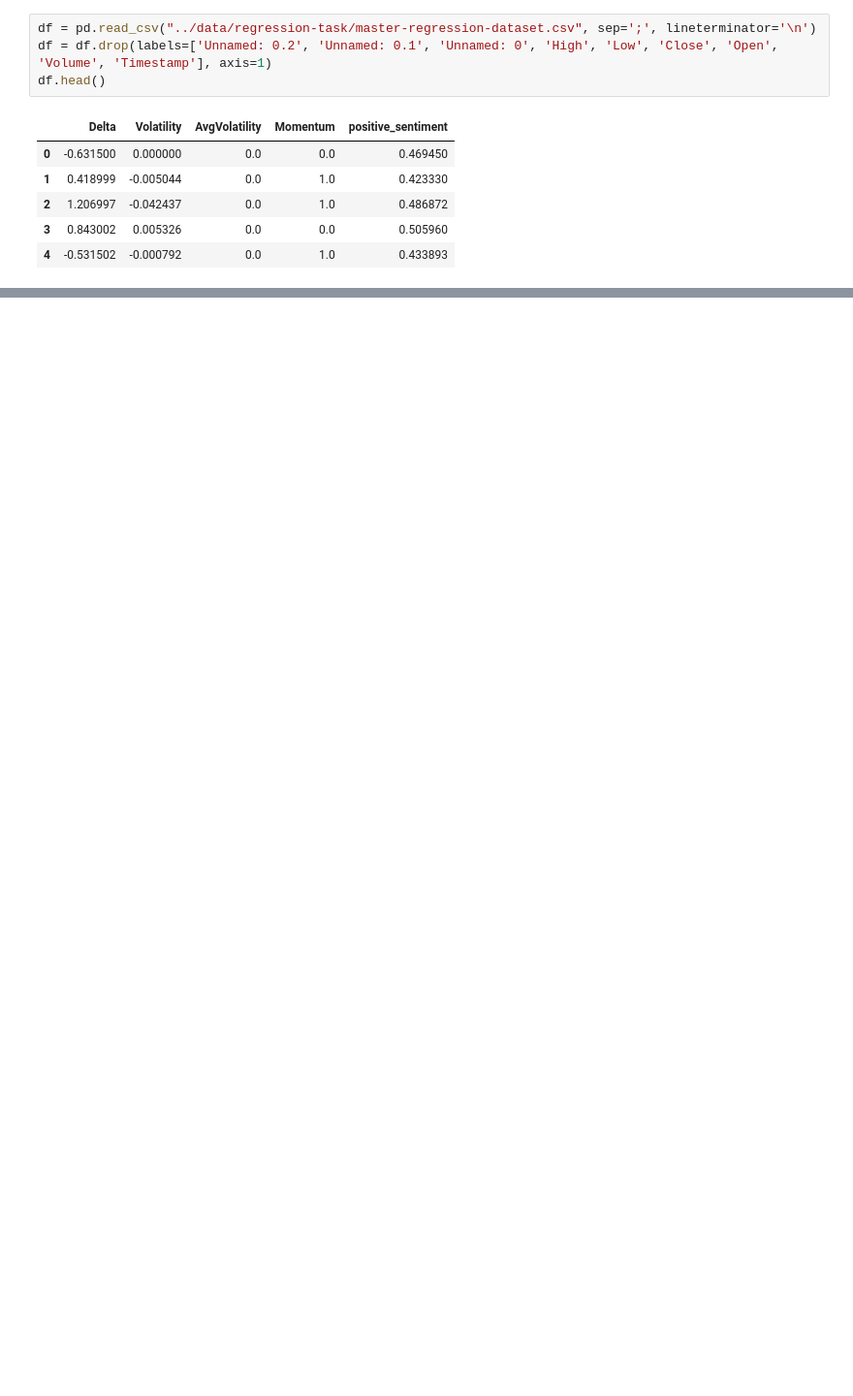
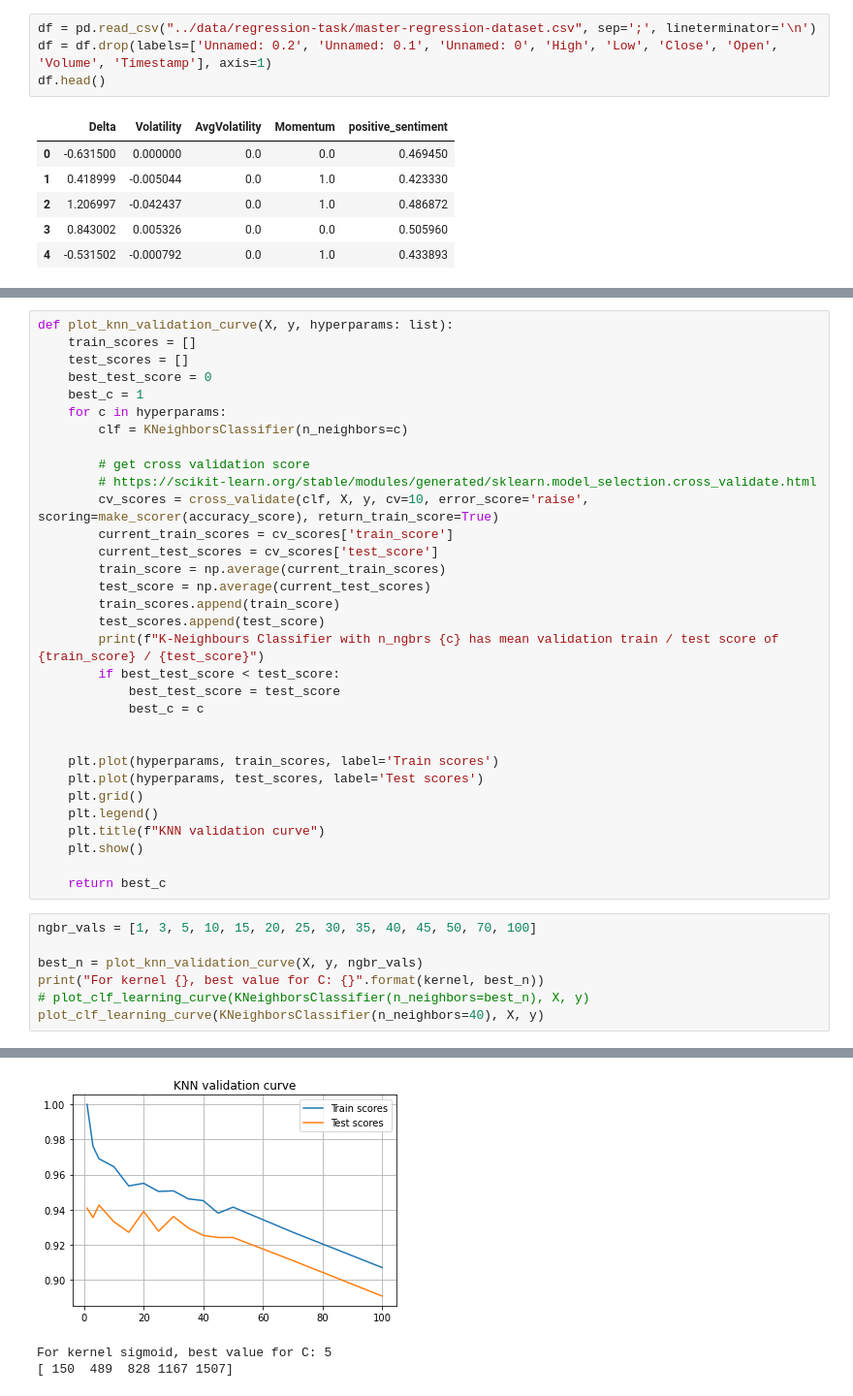
Before and after one commit to shobhitv-builds/nlp-proj, a Jupyter notebook: src/movement-classification.ipynb, the cells around one changed output, grey strips where cells are left out. Shown at 97% size. Drawn from its saved outputs; the diff is of its cells as text; blank space fills up the shorter version.

Commit message:
Add classifiers.

```diff
--- a/src/movement-classification.ipynb
+++ b/src/movement-classification.ipynb
@@ -100,0 +185,40 @@ Logistic Regression with c 128 has mean validation train / test score of 0.96975
+# %%
+def plot_knn_validation_curve(X, y, hyperparams: list):
+    train_scores = []
+    test_scores = []
+    best_test_score = 0
+    best_c = 1
+    for c in hyperparams:
+        clf = KNeighborsClassifier(n_neighbors=c)
+
+        # get cross validation score
+        # https://scikit-learn.org/stable/modules/generated/sklearn.model_selection.cross_validate.html
+        cv_scores = cross_validate(clf, X, y, cv=10, error_score='raise', scoring=make_scorer(accuracy_score), return_train_score=True)
+        current_train_scores = cv_scores['train_score']
+        current_test_scores = cv_scores['test_score']
+        train_score = np.average(current_train_scores)
+        test_score = np.average(current_test_scores)
+        train_scores.append(train_score)
+        test_scores.append(test_score)
+        print(f"K-Neighbours Classifier with n_ngbrs {c} has mean validation train / test score of {train_score} / {test_score}")
+        if best_test_score < test_score:
+            best_test_score = test_score
+            best_c = c
+
+
+    plt.plot(hyperparams, train_scores, label='Train scores')
+    plt.plot(hyperparams, test_scores, label='Test scores')
+    plt.grid()
+    plt.legend()
+    plt.title(f"KNN validation curve")
+    plt.show()
+
+    return best_c
+# %%
+ngbr_vals = [1, 3, 5, 10, 15, 20, 25, 30, 35, 40, 45, 50, 70, 100]
+
+best_n = plot_knn_validation_curve(X, y, ngbr_vals)
+print("For kernel {}, best value for C: {}".format(kernel, best_n))
+# plot_clf_learning_curve(KNeighborsClassifier(n_neighbors=best_n), X, y)
+plot_clf_learning_curve(KNeighborsClassifier(n_neighbors=40), X, y)
+# %% [output]
@@ -100,0 +239,3 @@ Logistic Regression with c 128 has mean validation train / test score of 0.96975
+[figure, added]
+For kernel sigmoid, best value for C: 5
+[ 150  489  828 1167 1507]
```
Also changed, not shown: parts of 10 cells of this notebook.
